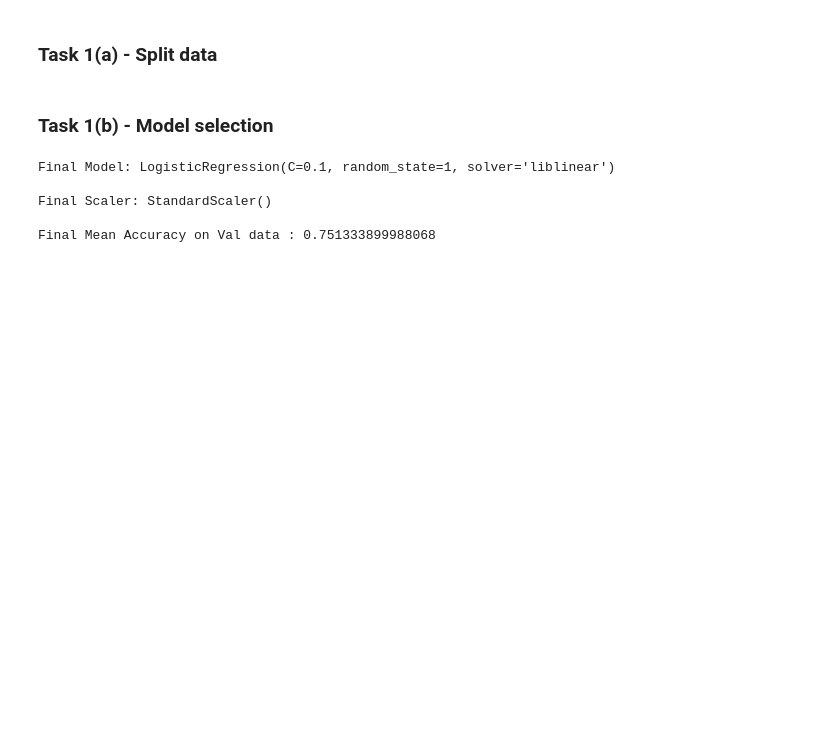
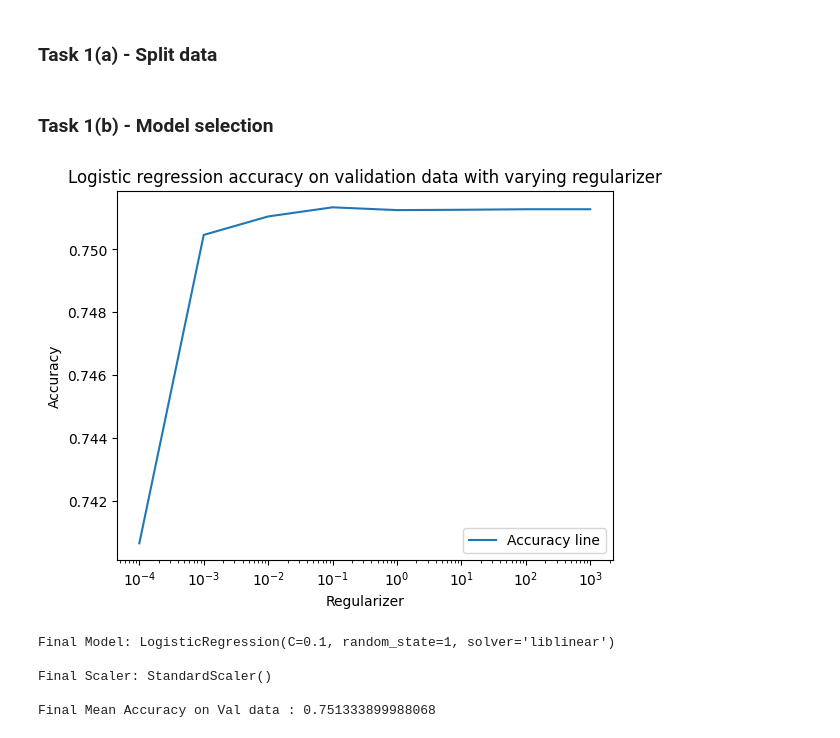
Before and after one commit to mitsides06/Fairness-ML, a Jupyter notebook: main.ipynb, the cells around one changed output. Drawn from its saved outputs; the diff is of its cells as text; code cells hidden in the pictures; blank space fills up the shorter version.

Commit message:
Added plots of accuracies and fairness for pre & post fairness-aware method model selection

```diff
--- a/main.ipynb
+++ b/main.ipynb
@@ -74,6 +74,7 @@ from sklearn.linear_model import LogisticRegression
 
 
 def find_most_accurate_logistic_reg_model(splits, parameters, reweighing=False):
+    mean_accuracies = []
     final_scaler = None
     max_accuracy = -float('inf')
     best_model = None
@@ -100,14 +101,30 @@ def find_most_accurate_logistic_reg_model(splits, parameters, reweighing=False):
             accuracies.append(accuracy)
         mean_accuracy = sum(accuracies) / len(accuracies)
         #print(mean_accuracy)
+        mean_accuracies.append(mean_accuracy)
         if mean_accuracy > max_accuracy:
             max_accuracy = mean_accuracy
             best_model = learner
             final_scaler = scaler
-    return best_model, final_scaler, max_accuracy
+    return best_model, final_scaler, max_accuracy, parameters, mean_accuracies
 # %%
 parameters = [0.0001, 0.001, 0.01, 0.1, 1, 10, 100, 1000]
-final_model, final_scaler, final_accuracy = find_most_accurate_logistic_reg_model(splits=splits, parameters=parameters)
+final_model, final_scaler, final_accuracy, parameters, mean_accuracies = find_most_accurate_logistic_reg_model(splits=splits, parameters=parameters)
+# %%
+import matplotlib.pyplot as plt
+
+plt.plot(parameters, mean_accuracies, label='Accuracy line')
+plt.xscale('log')
+
+plt.title('Logistic regression accuracy on validation data with varying regularizer')
+plt.xlabel('Regularizer')
+plt.ylabel('Accuracy')
+
+plt.legend()
+
+plt.show()
+# %% [output]
+[figure, added]
 # %%
 print(f"Final Model: {final_model}\n")
 print(f"Final Scaler: {final_scaler}\n")
```
Also changed, not shown: parts of 9 cells of this notebook.
